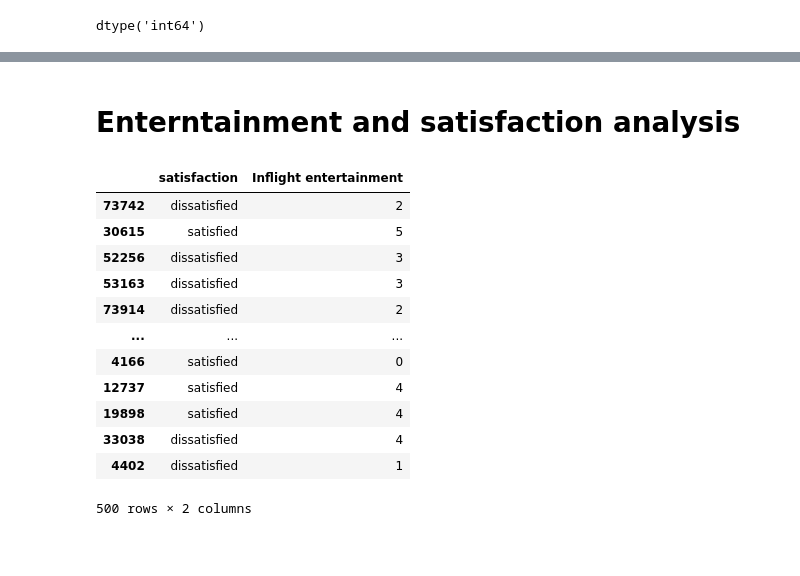
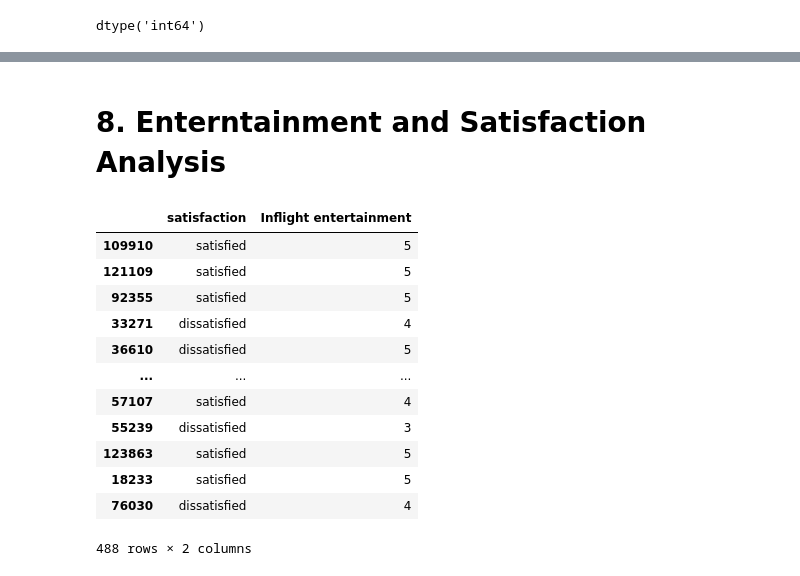
Before and after one commit to HusainE29/Airlines-Dataset, a Jupyter notebook: Airlines Quality Analysis Report.ipynb, the cells around one changed output, grey strips where cells are left out. Cells and saved outputs as stored; diff of their text form; code cells hidden in the pictures; blank space fills up the shorter version.

```diff
--- a/Airlines Quality Analysis Report.ipynb
+++ b/Airlines Quality Analysis Report.ipynb
@@ -153,20 +315,23 @@ plt.show()
 # %% [markdown]
-# Enterntainment and satisfaction analysis
+# 8. Enterntainment and Satisfaction Analysis
 # %%
-filtered_df = df[["satisfaction","Inflight entertainment"]]
-filtered_df
+filtered_df = df[['satisfaction','Inflight entertainment']]
+
+# Since the Inflight entertainment column is a rating from 1 to 5, let us remove any 0 rating
+filtered_df2 = filtered_df.loc[filtered_df['Inflight entertainment'] != 0]
+filtered_df2
 # %% [output]
 |  | satisfaction | Inflight entertainment |
-| 73742 | dissatisfied | 2 |
-| 30615 | satisfied | 5 |
-| 52256 | dissatisfied | 3 |
-| 53163 | dissatisfied | 3 |
-| 73914 | dissatisfied | 2 |
+| 109910 | satisfied | 5 |
+| 121109 | satisfied | 5 |
+| 92355 | satisfied | 5 |
+| 33271 | dissatisfied | 4 |
+| 36610 | dissatisfied | 5 |
 | ... | ... | ... |
-| 4166 | satisfied | 0 |
-| 12737 | satisfied | 4 |
-| 19898 | satisfied | 4 |
-| 33038 | dissatisfied | 4 |
-| 4402 | dissatisfied | 1 |
+| 57107 | satisfied | 4 |
+| 55239 | dissatisfied | 3 |
+| 123863 | satisfied | 5 |
+| 18233 | satisfied | 5 |
+| 76030 | dissatisfied | 4 |
-500 rows × 2 columns
+488 rows × 2 columns
 # %%
```
Also changed, not shown: parts of 32 cells of this notebook.
